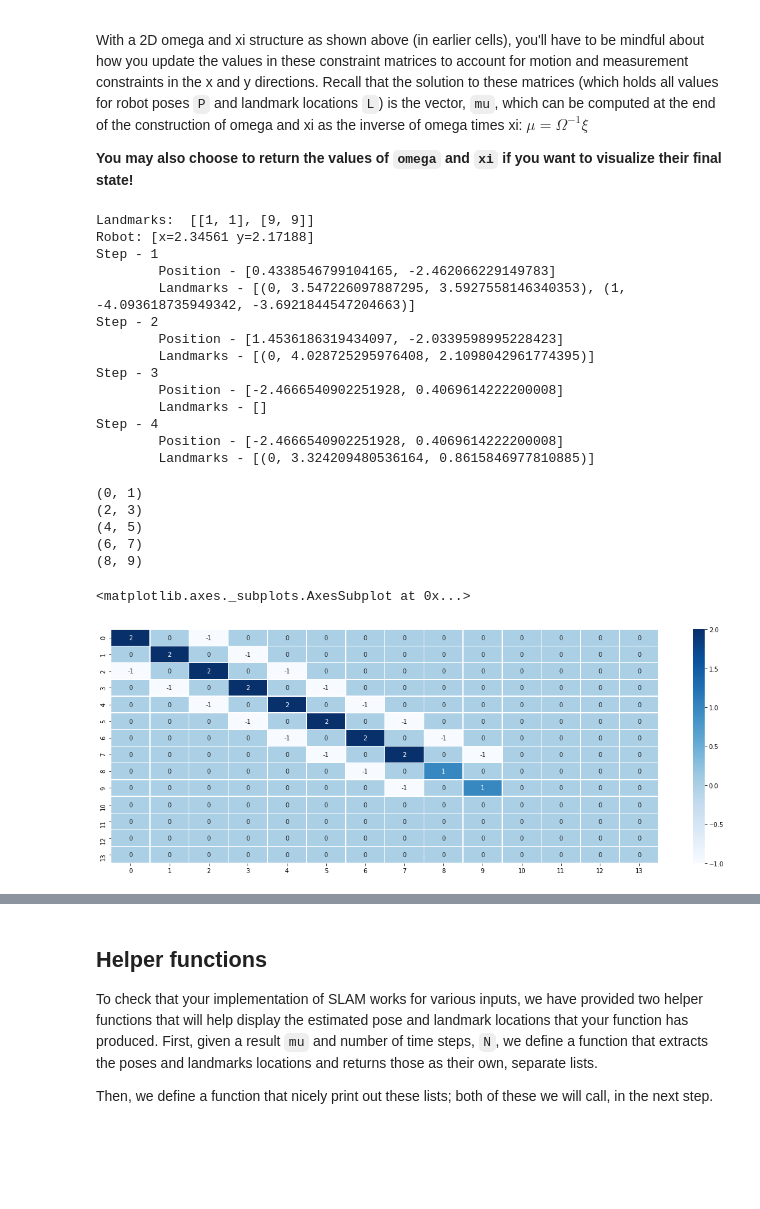
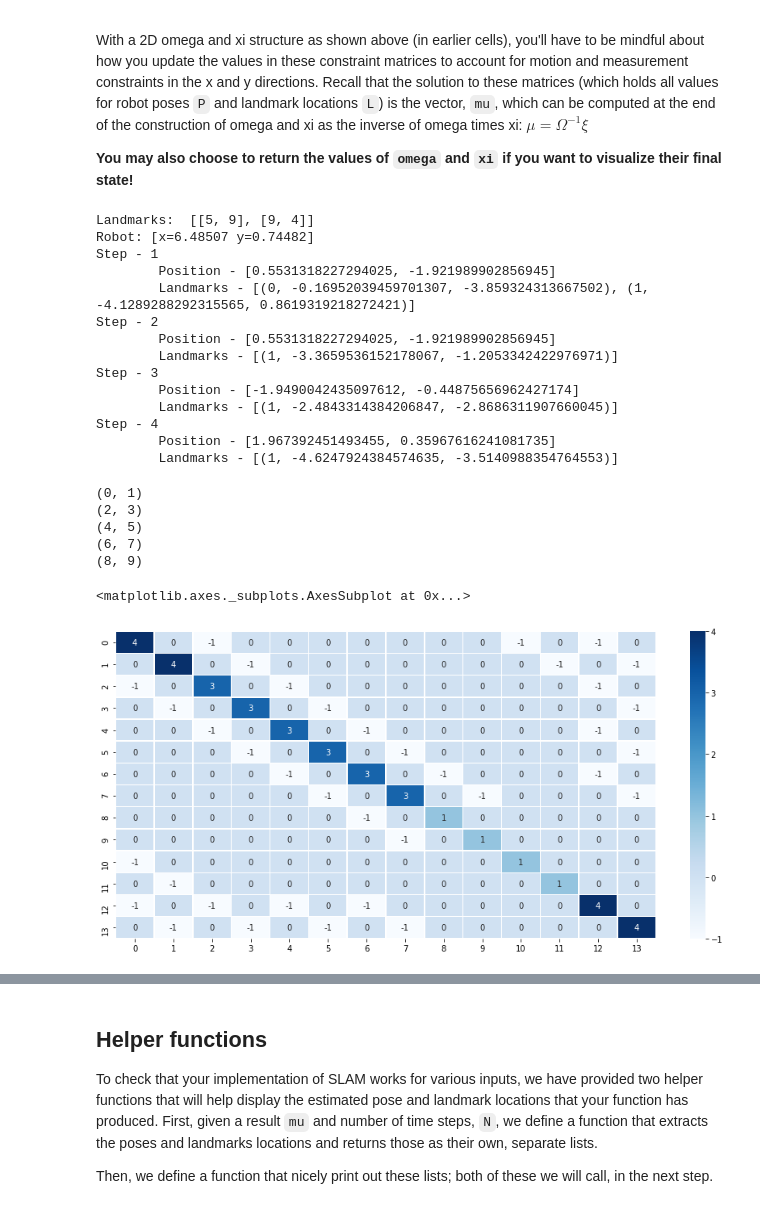
Before and after one commit to anurag89sharma/udacity, a Jupyter notebook: cv-nanodegree/LandMark_Detection_and_Tracking-SLAM/3. Landmark Detection and Tracking.ipynb, the cells around one changed output, grey strips where cells are left out. Cells and saved outputs as stored; diff of their text form; code cells hidden in the pictures; blank space fills up the shorter version.

```diff
--- a/cv-nanodegree/LandMark_Detection_and_Tracking-SLAM/3. Landmark Detection and Tracking.ipynb
+++ b/cv-nanodegree/LandMark_Detection_and_Tracking-SLAM/3. Landmark Detection and Tracking.ipynb
@@ -138,12 +138,12 @@ def initialize_constraints(N, num_landmarks, world_size):
 
     ## TODO: Define the constraint *vector*, xi
     ## you can assume that the robot starts out in the middle of the world with 100% confidence
-    xi = [0 for x in range(rows)]
+    xi = [[0] for x in range(rows)]
 
     omega[0][0] = 1
     omega[1][1] = 1
-    xi[0] = int(world_size/2)
-    xi[1] = int(world_size/2)
+    xi[0][0] = int(world_size/2)
+    xi[1][0] = int(world_size/2)
     return omega, xi
 # %% [markdown]
 ### Test as you go
@@ -217,9 +218,9 @@ With a 2D omega and xi structure as shown above (in earlier cells), you'll have
 # %%
 # robot parameters
 measurement_range  = 5.0     # range at which we can sense landmarks
-motion_noise       = 0.5      # noise in robot motion
-measurement_noise  = 0.5      # noise in the measurements
-distance           = 2.5     # distance by which robot (intends to) move each iteratation
+motion_noise       = 0.25     # noise in robot motion
+measurement_noise  = 0.25      # noise in the measurements
+distance           = 2.0     # distance by which robot (intends to) move each iteratation
 
 test_data = make_data(N_test, num_landmarks_test, small_world, measurement_range, motion_noise, measurement_noise, distance)
 
@@ -228,20 +229,20 @@ for index, item in enumerate(test_data):
     print("\tPosition - {}".format(item[1]))
     print("\tLandmarks - {}".format(item[0]))
 # %% [output]
-Landmarks:  [[1, 1], [9, 9]]
-Robot: [x=2.34561 y=2.17188]
+Landmarks:  [[5, 9], [9, 4]]
+Robot: [x=6.48507 y=0.74482]
 Step - 1
-        Position - [0.4338546799104165, -2.462066229149783]
-        Landmarks - [(0, 3.547226097887295, 3.5927558146340353), (1, -4.093618735949342, -3.6921844547204663)]
+        Position - [0.5531318227294025, -1.921989902856945]
+        Landmarks - [(0, -0.16952039459701307, -3.859324313667502), (1, -4.1289288292315565, 0.8619319218272421)]
 Step - 2
-        Position - [1.4536186319434097, -2.0339598995228423]
-        Landmarks - [(0, 4.028725295976408, 2.1098042961774395)]
+        Position - [0.5531318227294025, -1.921989902856945]
+        Landmarks - [(1, -3.3659536152178067, -1.2053342422976971)]
 Step - 3
-        Position - [-2.4666540902251928, 0.4069614222200008]
-        Landmarks - []
+        Position - [-1.9490042435097612, -0.44875656962427174]
+        Landmarks - [(1, -2.4843314384206847, -2.8686311907660045)]
 Step - 4
-        Position - [-2.4666540902251928, 0.4069614222200008]
-        Landmarks - [(0, 3.324209480536164, 0.8615846977810885)]
+        Position - [1.967392451493455, 0.35967616241081735]
+        Landmarks - [(1, -4.6247924384574635, -3.5140988354764553)]
 # %%
 def get_x_y_indexes(index):
     x_index = 2 * index
@@ -327,9 +323,9 @@ omega, xi = slam(test_data, N_test,num_landmarks_test, small_world, motion_noise
 # %%
 # define figure size
-plt.rcParams["figure.figsize"] = (20,7)
+plt.rcParams["figure.figsize"] = (15,7)
 
 # display omega
 sns.heatmap(DataFrame(omega), cmap='Blues', annot=True, linewidths=.5)
 # %% [output]
 <matplotlib.axes._subplots.AxesSubplot at 0x...>
-[figure, old version]
+[figure, new version]
```
Also changed, not shown: parts of 11 cells of this notebook.
